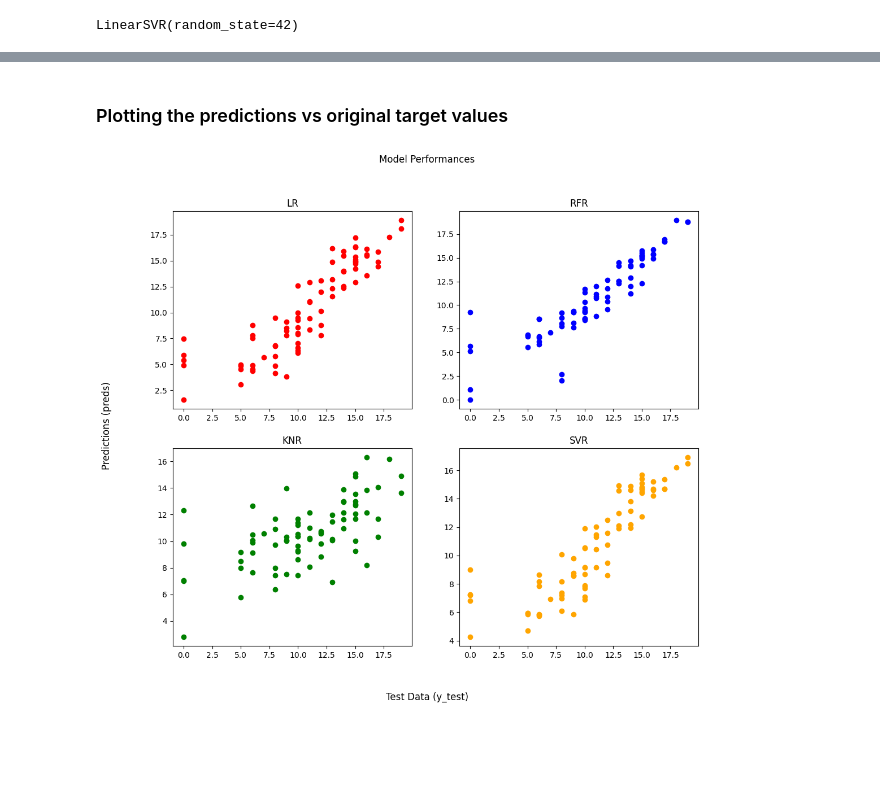
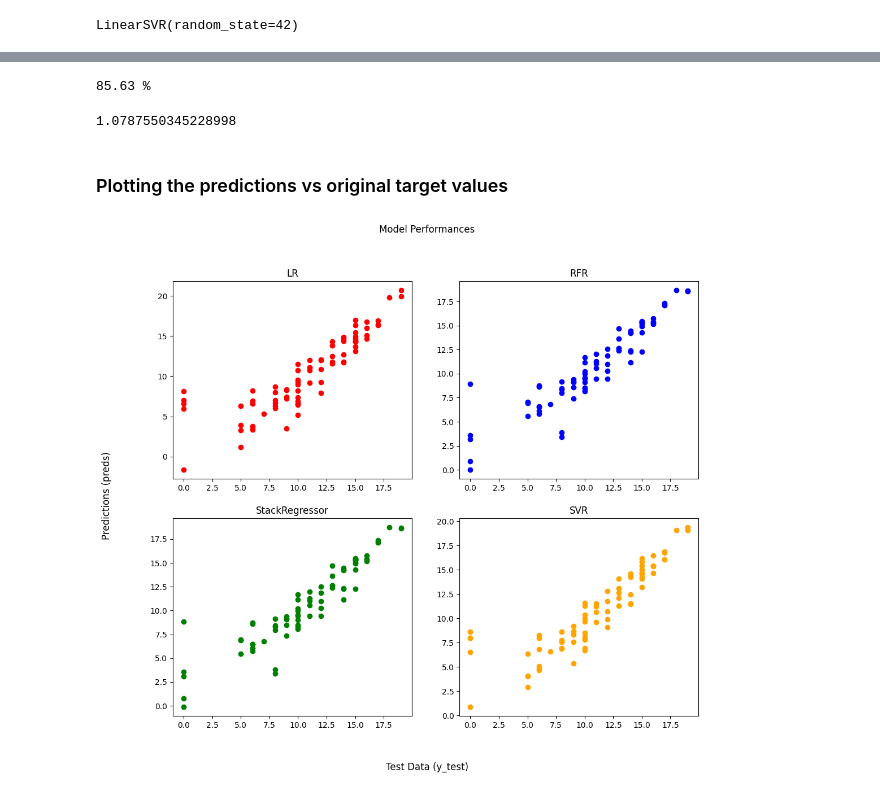
Before and after one commit to Ajinkya-18/Student_Performance_Prediction, a Jupyter notebook: notebooks/Performance_Predictor.ipynb, the cells around one changed output, grey strips where cells are left out. Saved outputs shown, nothing was run; the diff lists cells and outputs as text; code cells hidden in the pictures; blank space fills up the shorter version.

```diff
--- a/notebooks/Performance_Predictor.ipynb
+++ b/notebooks/Performance_Predictor.ipynb
@@ -154,8 +155,8 @@ LinearSVR(random_state=42)
 # %%
-lr_preds = lr.predict(x_test)
-rfr_preds = rfr.predict(x_test)
-knr_preds = knr.predict(x_test)
-svr_preds = svr.predict(x_test)
+lr_preds = lr.predict(x_test_new)
+rfr_preds = rfr.predict(x_test_new)
+knr_preds = knr.predict(x_test_new)
+svr_preds = svr.predict(x_test_new)
 # %%
 from sklearn.metrics import r2_score, mean_absolute_error
 # %%
@@ -185,0 +189,5 @@ from pickle import dump
+# %%
+estimators = [('rfr', rfr), ('svc', svr)]
+stack = StackingRegressor(estimators = estimators, cv=5, n_jobs=6, verbose=1, )
+# %%
+stack.fit(x_train_new, y_train)
@@ -186,20 +202,30 @@ from pickle import dump
+# %%
+stack_preds = stack.predict(x_test_new)
+# %%
+print(f'{round(r2_score(y_test, stack_preds)* 100, 2)} %')
+# %% [output]
+85.63 %
+# %%
+mean_absolute_error(y_test, stack_preds)
+# %% [output]
+1.0787550345228998
 # %% [markdown]
 ### Plotting the predictions vs original target values
 # %%
 fig, axs = plt.subplots(2,2, figsize=(12,10))
 fig.suptitle('Model Performances')
 fig.supxlabel('Test Data (y_test)')
 fig.supylabel('Predictions (preds)')
 
 axs[0][0].scatter(y_test, lr_preds, color='red')
 axs[0][0].set_title('LR')
 axs[0][1].scatter(y_test, rfr_preds, color='blue')
 axs[0][1].set_title('RFR')
-axs[1][0].scatter(y_test, knr_preds, color='green')
-axs[1][0].set_title('KNR')
+axs[1][0].scatter(y_test, stack_preds, color='green')
+axs[1][0].set_title('StackRegressor')
 axs[1][1].scatter(y_test, svr_preds, color='orange')
 axs[1][1].set_title('SVR')
 
 plt.savefig('../reports/Models_Performance.png')
 # %% [output]
-[figure, old version]
+[figure, new version]
```
Also changed, not shown: parts of 46 cells of this notebook, 6 other files.
